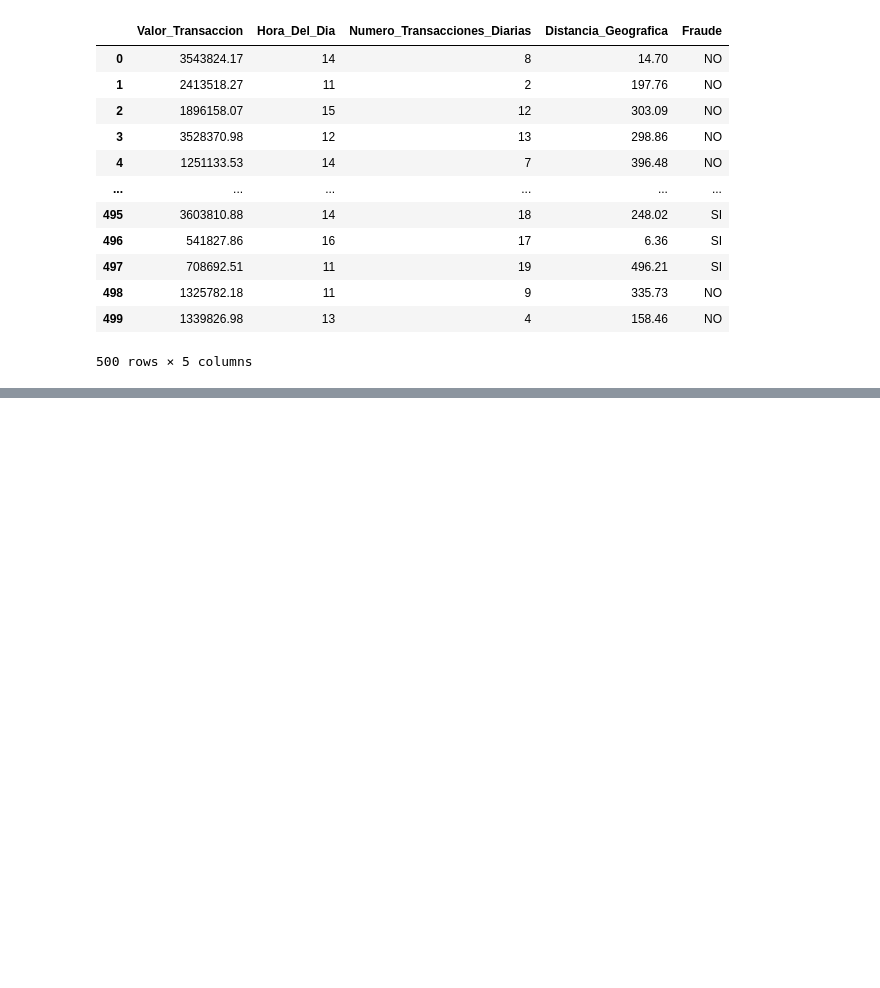
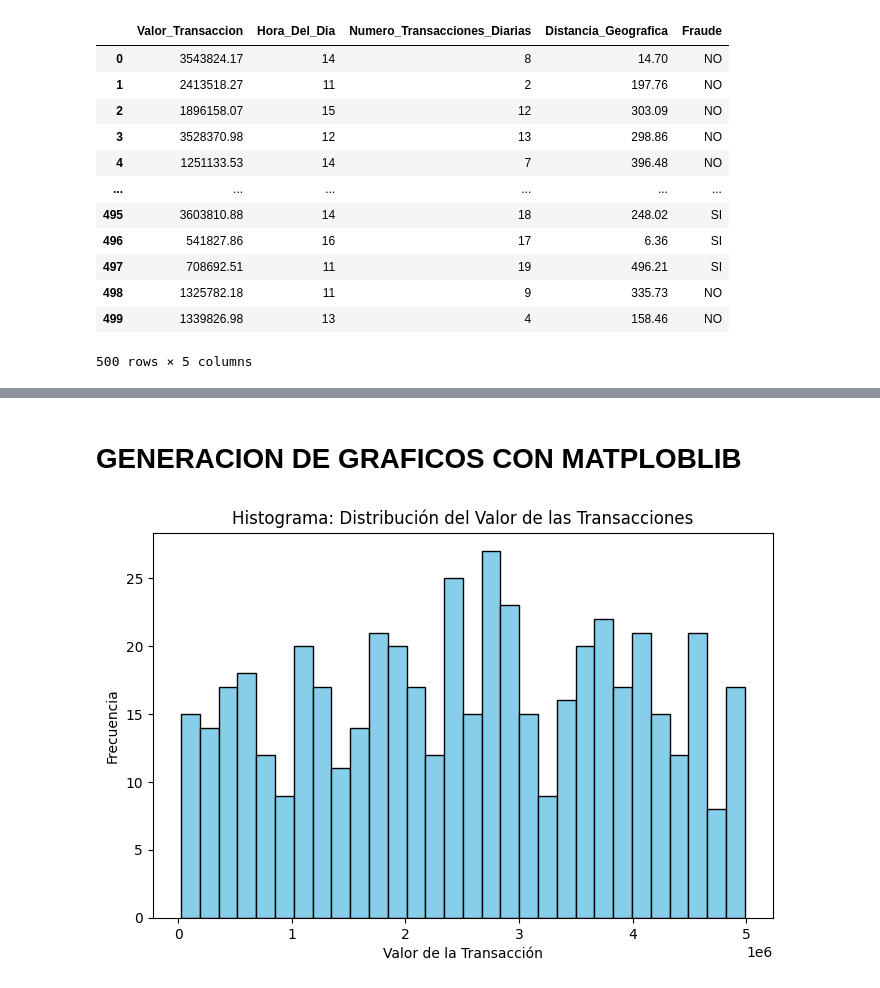
Before and after one commit to Karol-Caicedo/INTELIGENCIA_ARTIFICIAL, a Jupyter notebook: taller_practico_librerias_numpy_matplotlib_seaborn.ipynb, the cells around one changed output, grey strips where cells are left out. Drawn from its saved outputs; the diff is of its cells as text; code cells hidden in the pictures; blank space fills up the shorter version.

```diff
--- a/taller_practico_librerias_numpy_matplotlib_seaborn.ipynb
+++ b/taller_practico_librerias_numpy_matplotlib_seaborn.ipynb
@@ -408,0 +506,24 @@ df
+# %% [markdown]
+#  **GENERACION DE GRAFICOS CON MATPLOBLIB**
+# %%
+import pandas as pd
+import numpy as np
+import matplotlib.pyplot as plt
+import seaborn as sns
+
+# Cargar el dataset
+df = pd.read_csv(url)
+
+# Preparación previa: Para el Heatmap, necesitamos que 'Fraude' sea una variable numérica (1 y 0)
+df['Fraude_Num'] = df['Fraude'].map({'SI': 1, 'NO': 0})
+
+
+# 1. Histogramas (Distribución de una variable numérica)
+plt.figure(figsize=(8, 5))
+plt.hist(df['Valor_Transaccion'], bins=30, color='skyblue', edgecolor='black')
+plt.title('Histograma: Distribución del Valor de las Transacciones')
+plt.xlabel('Valor de la Transacción')
+plt.ylabel('Frecuencia')
+plt.show()
+# %% [output]
+[figure, added]
```
Also changed, not shown: parts of 15 cells of this notebook.
